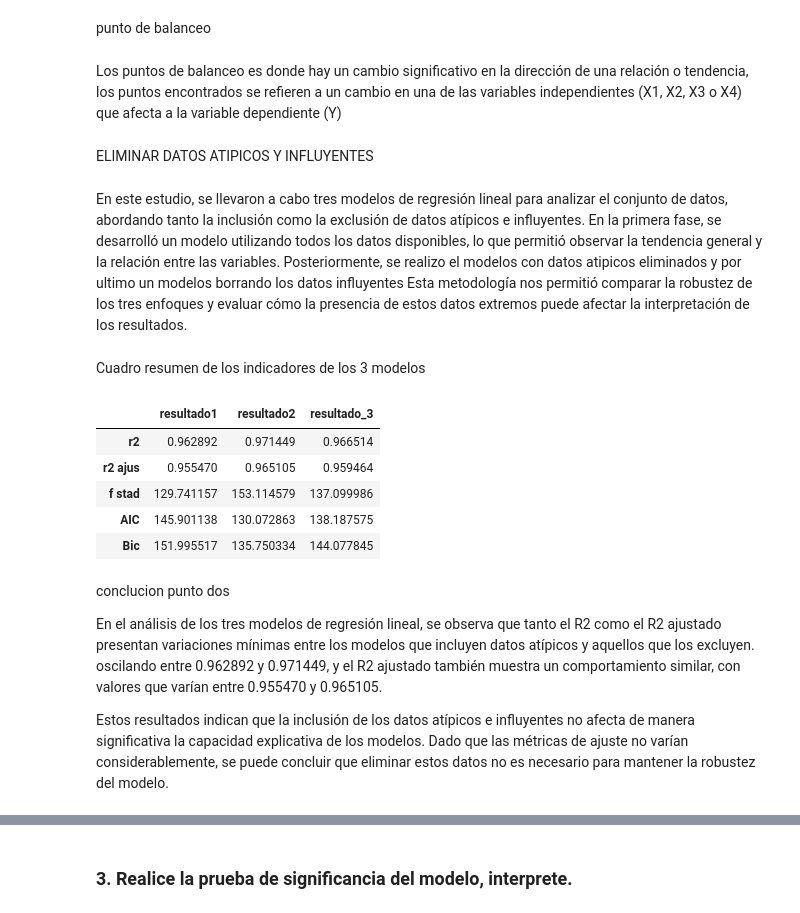
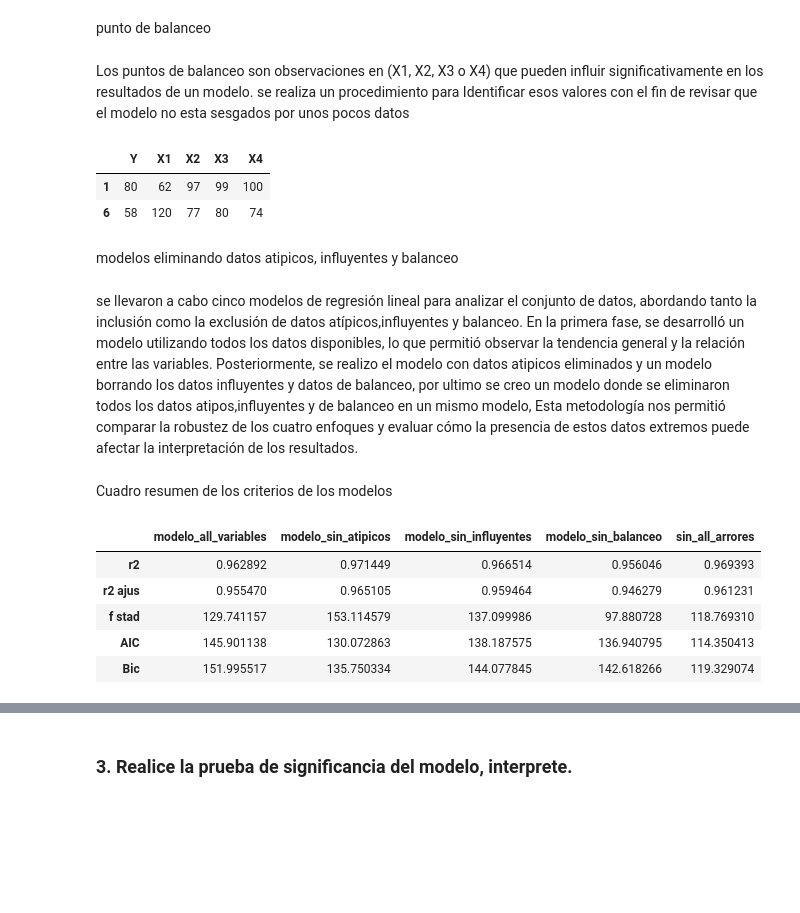
Before and after one commit to Andres-Fonseca/estadistica, a Jupyter notebook: estadistica_3.ipynb, the cells around one changed output, grey strips where cells are left out. Saved outputs shown, nothing was run; the diff lists cells and outputs as text; code cells hidden in the pictures; blank space fills up the shorter version.

```diff
--- a/estadistica_3.ipynb
+++ b/estadistica_3.ipynb
@@ -121,12 +122,20 @@ puntos_de_balanceo = np.where(leverage > umbral_leverage)[0]
 
 # Filtrar el DataFrame para obtener las observaciones de balanceo
 observaciones_balanceo = df.iloc[puntos_de_balanceo]
-# %% [markdown]
-Los puntos de balanceo es donde hay un cambio significativo en la dirección de una relación o tendencia, los puntos encontrados se refieren a un cambio en una de las variables independientes (X1, X2, X3 o X4) que afecta a la variable dependiente (Y)
-# %% [markdown]
-ELIMINAR DATOS ATIPICOS Y INFLUYENTES
+# %% [markdown]
+Los puntos de balanceo son observaciones en (X1, X2, X3 o X4) que pueden influir significativamente en los resultados de un modelo. se realiza un procedimiento para Identificar esos valores con el fin de revisar que el modelo no esta sesgados por unos pocos datos
+# %%
+observaciones_balanceo
+# %% [output]
+|  | Y | X1 | X2 | X3 | X4 |
+| 1 | 80 | 62 | 97 | 99 | 100 |
+| 6 | 58 | 120 | 77 | 80 | 74 |
+# %% [markdown]
+modelos eliminando datos atipicos, influyentes y balanceo
 # %% [markdown]
-En este estudio, se llevaron a cabo tres modelos de regresión lineal para analizar el conjunto de datos, abordando tanto la inclusión como la exclusión de datos atípicos e influyentes. En la primera fase, se desarrolló un modelo utilizando todos los datos disponibles, lo que permitió observar la tendencia general y la relación entre las variables. Posteriormente, se realizo el modelos con datos atipicos eliminados y por ultimo un modelos borrando los datos influyentes Esta metodología nos permitió comparar la robustez de los tres enfoques y evaluar cómo la presencia de estos datos extremos puede afectar la interpretación de los resultados.
+
+
+se llevaron a cabo cinco modelos de regresión lineal para analizar el conjunto de datos, abordando tanto la inclusión como la exclusión de datos atípicos,influyentes y balanceo. En la primera fase, se desarrolló un modelo utilizando todos los datos disponibles, lo que permitió observar la tendencia general y la relación entre las variables. Posteriormente, se realizo el modelo con datos atipicos eliminados y  un modelo borrando los datos influyentes y datos de balanceo, por ultimo se creo un modelo donde se eliminaron todos los datos atipos,influyentes  y de balanceo en un mismo modelo, Esta metodología nos permitió comparar la robustez de los cuatro enfoques y evaluar cómo la presencia de estos datos extremos puede afectar la interpretación de los resultados.
 # %%
 # se crea una copia del data set
 df_eliminar=df.copy()
@@ -146,29 +155,43 @@ resultado_3=modelo_3.fit()
+# %%
+# se crea una copia del data set
+df_eliminar_4=df.copy()
+# se eliminan los valores de balanceo encontrados y se revisa de nuevo el modelo
+df_eliminar_4.drop(index=[1,6], inplace=True)
+# %%
+modelo_balanceo=sm.OLS(df_eliminar_4[outcome],df_eliminar_4[['X1','X2','X3','X4']].assign(const=1))
+resultado_4=modelo_balanceo.fit()
+# %%
+# se crea una copia del data set
+df_eliminar_5=df.copy()
+# se eliminan todos los  encontrados y se revisa de nuevo el modelo
+df_eliminar_5.drop(index=[3,16,15,1,6], inplace=True)
+# %%
+modelo_balanceo=sm.OLS(df_eliminar_5[outcome],df_eliminar_5[['X1','X2','X3','X4']].assign(const=1))
+resultado_5=modelo_balanceo.fit()
 # %% [markdown]
-Cuadro resumen de los indicadores de los 3 modelos
+Cuadro resumen de los criterios de los modelos
 # %%
 cuadro = {
-    'resultado1': {'r2': resultado_1.rsquared, 'r2 ajus':resultado_1.rsquared_adj
+    'modelo_all_variables': {'r2': resultado_1.rsquared, 'r2 ajus':resultado_1.rsquared_adj
     ,'f stad':resultado_1.fvalue,'AIC':resultado_1.aic,'Bic': resultado_1.bic},
-    'resultado2': {'r2': resultado_2.rsquared, 'r2 ajus':resultado_2.rsquared_adj
+    'modelo_sin_atipicos': {'r2': resultado_2.rsquared, 'r2 ajus':resultado_2.rsquared_adj
     ,'f stad':resultado_2.fvalue,'AIC':resultado_2.aic,
     'Bic': resultado_2.bic,
-    }, 'resultado_3': {'r2': resultado_3.rsquared, 'r2 ajus':resultado_3.rsquared_adj
+    }, 'modelo_sin_influyentes': {'r2': resultado_3.rsquared, 'r2 ajus':resultado_3.rsquared_adj
       ,'f stad':resultado_3.fvalue,'AIC':resultado_3.aic,
-    'Bic': resultado_3.bic
+    'Bic': resultado_3.bic,
+    }, 'modelo_sin_balanceo': {'r2': resultado_4.rsquared, 'r2 ajus':resultado_4.rsquared_adj
+      ,'f stad':resultado_4.fvalue,'AIC':resultado_4.aic, 'Bic': resultado_4.bic,
+      }, 'sin_all_arrores': {'r2': resultado_5.rsquared, 'r2 ajus':resultado_5.rsquared_adj
+      ,'f stad':resultado_5.fvalue,'AIC':resultado_5.aic, 'Bic': resultado_5.bic,
 
 }}
 resumen=pd.DataFrame(cuadro)
 resumen
 # %% [output]
-|  | resultado1 | resultado2 | resultado_3 |
-| r2 | 0.962892 | 0.971449 | 0.966514 |
-| r2 ajus | 0.955470 | 0.965105 | 0.959464 |
-| f stad | 129.741157 | 153.114579 | 137.099986 |
-| AIC | 145.901138 | 130.072863 | 138.187575 |
-| Bic | 151.995517 | 135.750334 | 144.077845 |
+|  | modelo_all_variables | modelo_sin_atipicos | modelo_sin_influyentes | modelo_sin_balanceo | sin_all_arrores |
+| r2 | 0.962892 | 0.971449 | 0.966514 | 0.956046 | 0.969393 |
+| r2 ajus | 0.955470 | 0.965105 | 0.959464 | 0.946279 | 0.961231 |
+| f stad | 129.741157 | 153.114579 | 137.099986 | 97.880728 | 118.769310 |
+| AIC | 145.901138 | 130.072863 | 138.187575 | 136.940795 | 114.350413 |
+| Bic | 151.995517 | 135.750334 | 144.077845 | 142.618266 | 119.329074 |
-# %% [markdown]
-conclucion punto dos
-
-En el análisis de los tres modelos de regresión lineal, se observa que tanto el R2 como el R2 ajustado presentan variaciones mínimas entre los modelos que incluyen datos atípicos y aquellos que los excluyen.  oscilando entre 0.962892 y 0.971449, y el R2 ajustado también muestra un comportamiento similar, con valores que varían entre 0.955470 y 0.965105.
-
-Estos resultados indican que la inclusión de los datos atípicos e influyentes no afecta de manera significativa la capacidad explicativa de los modelos. Dado que las métricas de ajuste no varían considerablemente, se puede concluir que eliminar estos datos no es necesario para mantener la robustez del modelo.
```
Also changed, not shown: parts of 27 cells of this notebook.
